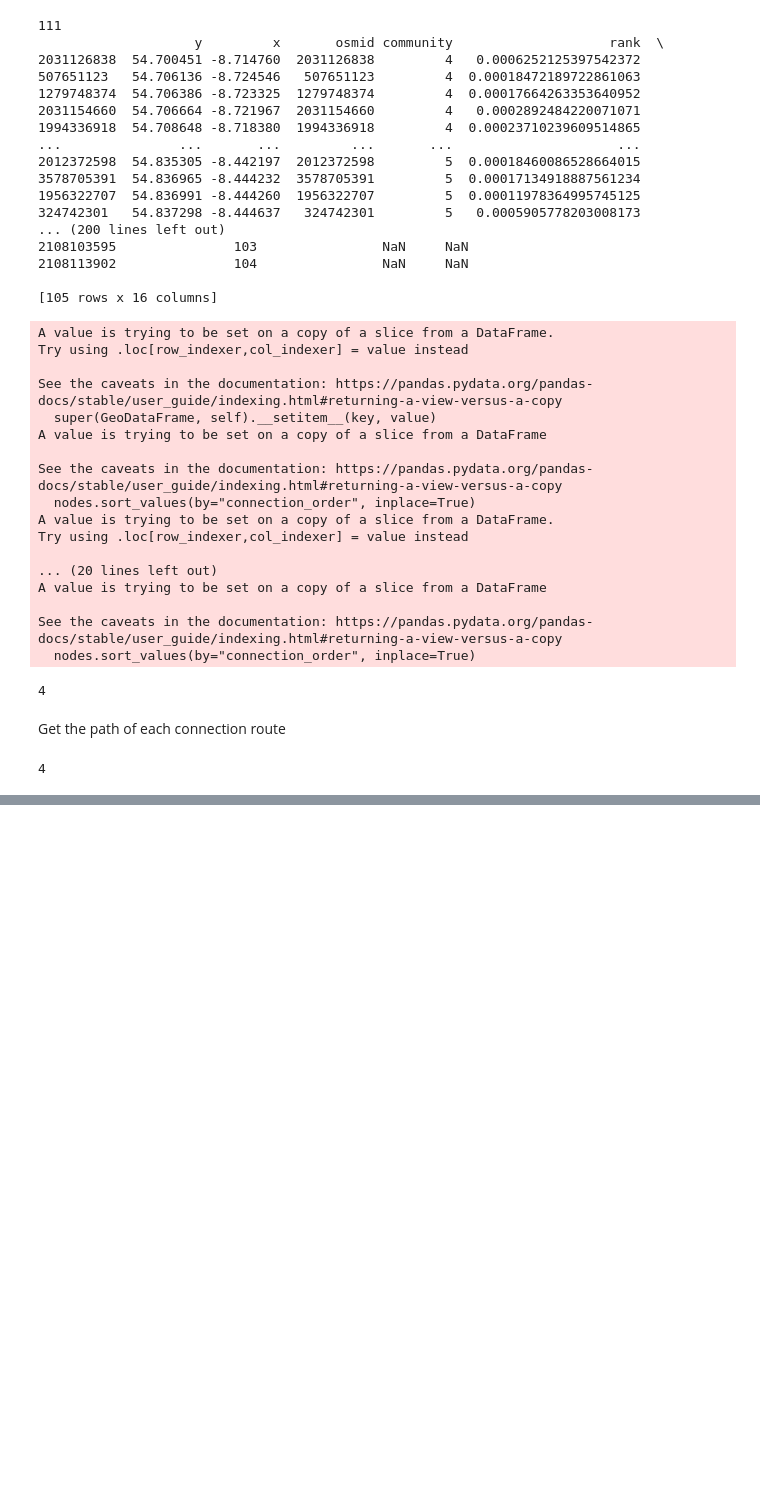
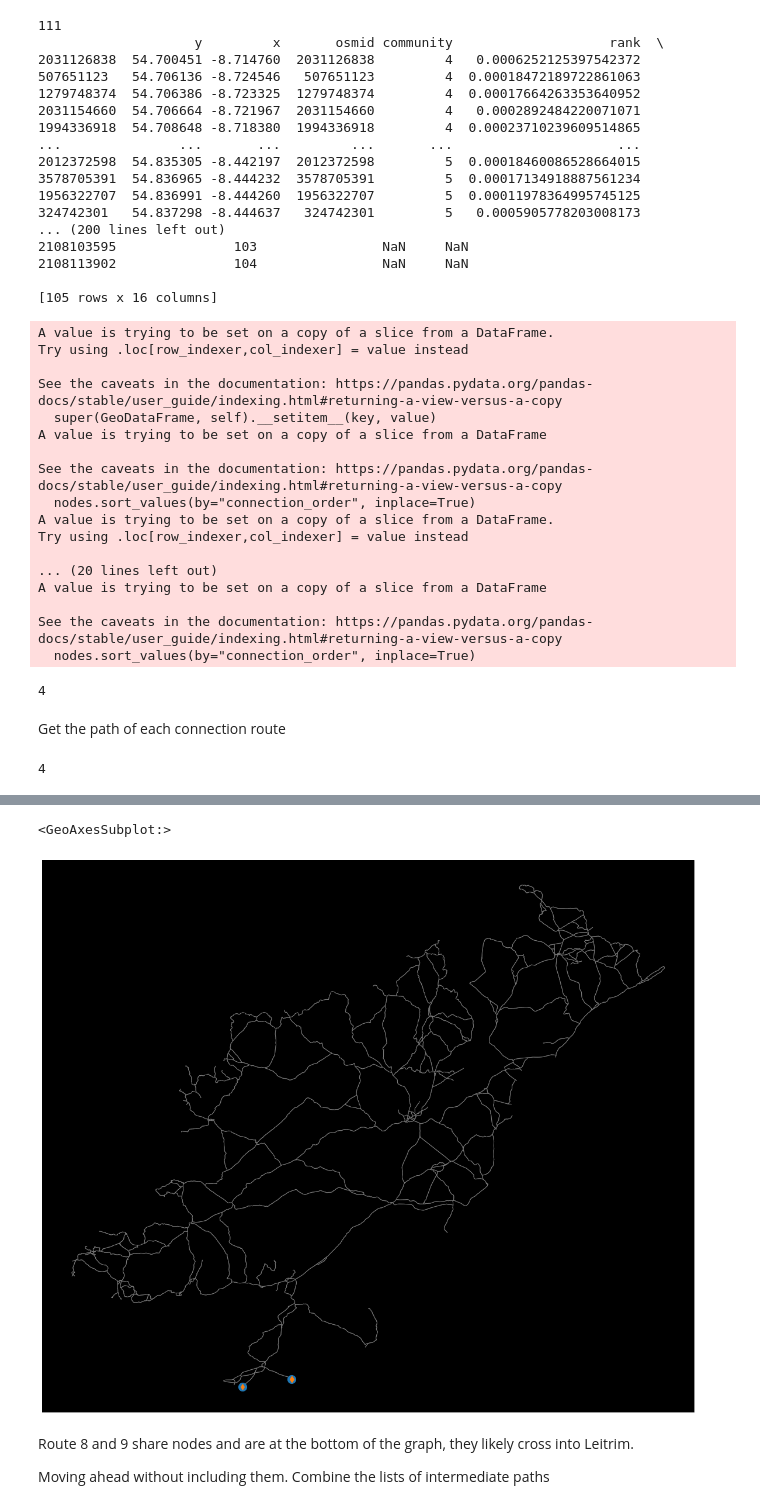
Before and after one commit to ancodia/donegal-bus-routes, a Jupyter notebook: testing/notebooks/testing.ipynb, the cells around one changed output, grey strips where cells are left out. Saved outputs shown, nothing was run; the diff lists cells and outputs as text; code cells hidden in the pictures; blank space fills up the shorter version.

```diff
--- a/testing/notebooks/testing.ipynb
+++ b/testing/notebooks/testing.ipynb
@@ -416,0 +394,17 @@ fig, ax = ox.plot_graph_routes(test, routes,
+# %%
+actual_stops = route_nodes[route_nodes["actual_stop"] == True]
+
+route_num = 11
+a = actual_stops["actual_route_order"].str.extract(fr'LL{route_num}-(\d+)')
+
+actual_routes = []
+for i in range(1, 24):
+    nodes = actual_stops[actual_stops["actual_route_order"].str.contains(f"LL{i}-")]
+    nodes["actual_route"] = i
+    order = nodes["actual_route_order"].str.extract(fr'LL{i}\-(\d+)').astype(int)
+    nodes["order"] = order
+    nodes.sort_values(by="order", inplace=True)
+    print(len(nodes))
+    print(nodes)
+    actual_routes.append(nodes)
+sum(len(route) for route in actual_routes)
@@ -416,0 +471,53 @@ fig, ax = ox.plot_graph_routes(test, routes,
+# %%
+edges = ox.graph_to_gdfs(routes_graph, nodes=False)
+nodes_route9 = [1278531552, 1945739836]
+no_path_route9 = actual_stops[(actual_stops["osmid"] == nodes_route9[0]) |
+                       (actual_stops["osmid"] == nodes_route9[1])]
+nodes_route8 = [1278531558, 1278531552, 1945739836]
+no_path_route8 = actual_stops[(actual_stops["osmid"] == nodes_route8[0]) |
+                              (actual_stops["osmid"] == nodes_route8[1]) |
+                              (actual_stops["osmid"] == nodes_route8[2])]
+fig = plt.figure(figsize=(20, 20))
+ax = fig.add_subplot(1, 1, 1, projection=ccrs.PlateCarree())
+ax.set_facecolor("black")
+
+plt.rc("legend", fontsize=25,
+       facecolor="black")
+
+edges.plot(
+    ax=ax,
+    edgecolor="grey",
+    linewidth=1,
+    facecolor="none",
+    zorder=1,
+    alpha=0.8
+)
+
+no_path_route9.plot(
+    ax=ax,
+    marker="o",
+    markersize=200,
+    #column="community",
+    #cmap="hsv",
+    zorder=2,
+    #legend=legend,
+    categorical=True
+)
+
+no_path_route8.plot(
+    ax=ax,
+    marker="d",
+    markersize=50,
+    #column="community",
+    #cmap="hsv",
+    zorder=2,
+    #legend=legend,
+    categorical=True
+)
+# %% [output]
+<GeoAxesSubplot:>
+[figure, added]
+# %% [markdown]
+Route 8 and 9 share nodes and are at the bottom of the graph, they likely cross into Leitrim.
+
+Moving ahead without including them. Combine the lists of intermediate paths
```
Also changed, not shown: parts of 16 cells of this notebook.
